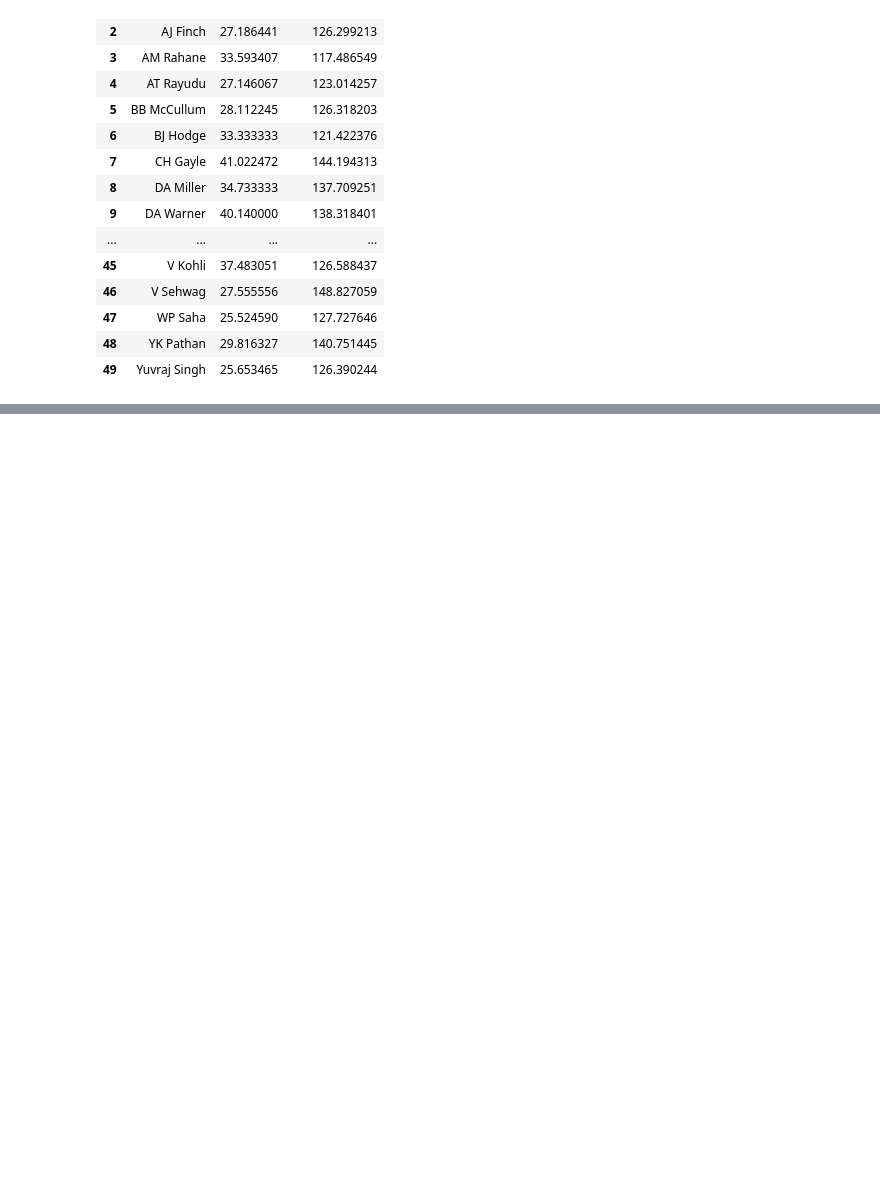
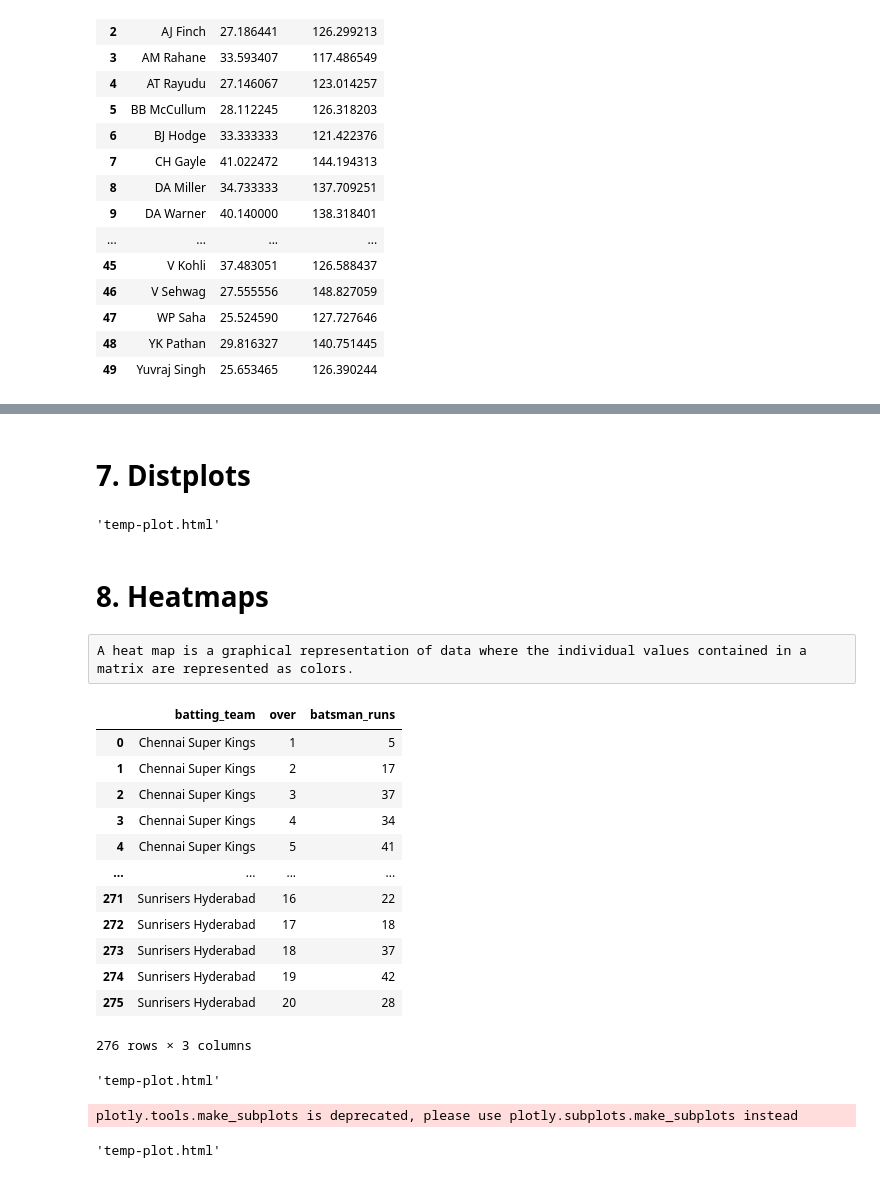
Before and after one commit to Pallav7533/Data_Science_Mentorship_Program, a Jupyter notebook: Plotly.ipynb, the cells around one changed output, grey strips where cells are left out. Drawn from its saved outputs; the diff is of its cells as text; code cells hidden in the pictures; blank space fills up the shorter version.

Commit message:
Plotly

```diff
--- a/Plotly.ipynb
+++ b/Plotly.ipynb
@@ -93,0 +272,77 @@ avg
+# %% [markdown]
+# 7. Distplots
+# %%
+# Plot Distplot
+
+import plotly.figure_factory as ff
+
+hist_data=[avg['avg'], avg['batsman_runs']]
+
+group_labels=['Average', 'Strike Rate']
+
+fig=ff.create_distplot(hist_data,group_labels,bin_size=[10,20])
+
+pyo.plot(fig)
+# %% [output]
+'temp-plot.html'
+# %% [markdown]
+# 8. Heatmaps
+# %% [raw]
+A heat map is a graphical representation of data where the individual values contained in a matrix are represented as colors.
+# %%
+six=delivery[delivery['batsman_runs']==6]
+six=six.groupby(['batting_team','over'])['batsman_runs'].count().reset_index()
+
+six
+# %% [output]
+|  | batting_team | over | batsman_runs |
+| 0 | Chennai Super Kings | 1 | 5 |
+| 1 | Chennai Super Kings | 2 | 17 |
+| 2 | Chennai Super Kings | 3 | 37 |
+| 3 | Chennai Super Kings | 4 | 34 |
+| 4 | Chennai Super Kings | 5 | 41 |
+| ... | ... | ... | ... |
+| 271 | Sunrisers Hyderabad | 16 | 22 |
+| 272 | Sunrisers Hyderabad | 17 | 18 |
+| 273 | Sunrisers Hyderabad | 18 | 37 |
+| 274 | Sunrisers Hyderabad | 19 | 42 |
+| 275 | Sunrisers Hyderabad | 20 | 28 |
+276 rows × 3 columns
+# %%
+# Plot Heatmap
+
+trace=go.Heatmap(x=six['batting_team'],y=six['over'],z=six['batsman_runs'])
+
+data=[trace]
+
+layout=go.Layout(title='Six Heatmap')
+
+fig=go.Figure(data=data,layout=layout)
+
+pyo.plot(fig)
+# %% [output]
+'temp-plot.html'
+# %%
+# Side by Side Heatmap
+
+dots=delivery[delivery['batsman_runs']==0]
+dots=dots.groupby(['batting_team','over'])['batsman_runs'].count().reset_index()
+
+from plotly import tools
+
+trace1=go.Heatmap(x=six['batting_team'],y=six['over'],
+                 z=six['batsman_runs'].values.tolist())
+
+trace2=go.Heatmap(x=dots['batting_team'],y=dots['over'],
+                 z=dots['batsman_runs'].values.tolist())
+
+
+fig=tools.make_subplots(rows=1,cols=2,subplot_titles=["6's","0's"], shared_yaxes=True)
+
+fig.append_trace(trace1,1,1)
+fig.append_trace(trace2,1,2)
+
+pyo.plot(fig)
+# %% [output]
+plotly.tools.make_subplots is deprecated, please use plotly.subplots.make_subplots instead
+'temp-plot.html'
```
Also changed, not shown: parts of 24 cells of this notebook, 2 other files.
